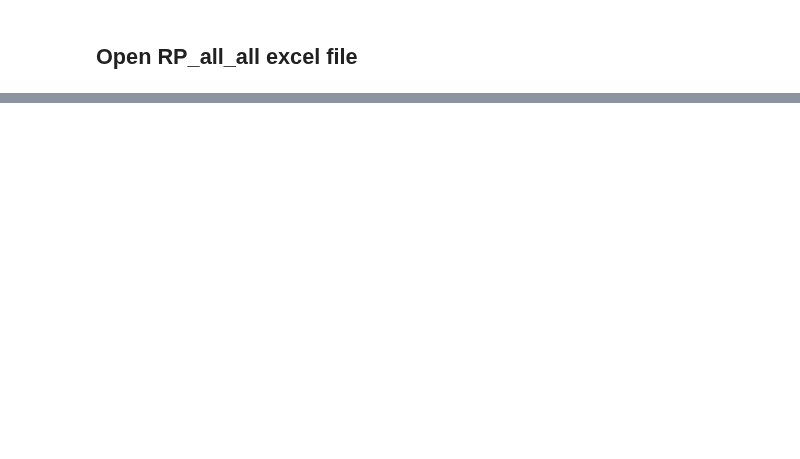
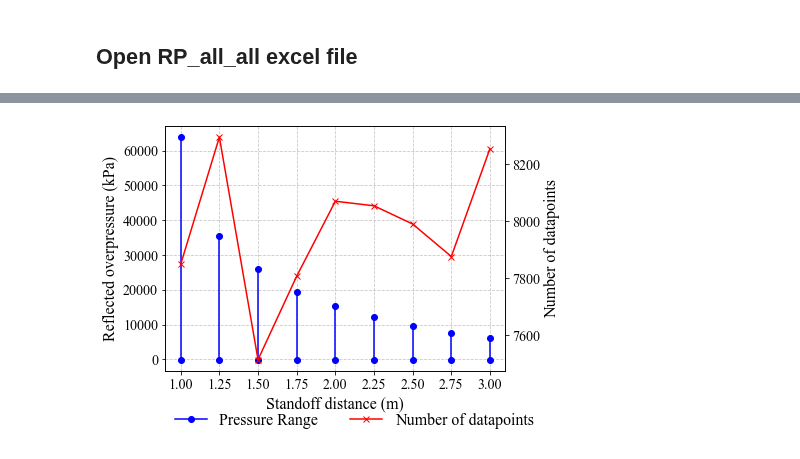
Before and after one commit to ChamodiWidanage/Pressure_history_2, a Jupyter notebook: RP_dataset_info.ipynb, the cells around one changed output, grey strips where cells are left out. Cells and saved outputs as stored; diff of their text form; code cells hidden in the pictures; blank space fills up the shorter version.

```diff
--- a/RP_dataset_info.ipynb
+++ b/RP_dataset_info.ipynb
@@ -193,0 +189,60 @@ plt.savefig('results_plot.png', dpi=300)
+# %%
+import matplotlib.pyplot as plt
+from matplotlib.ticker import MaxNLocator
+
+# Filter the DataFrame to include only rows with Standoff distance >= 3
+filtered_df2 = results_df[results_df['Standoff distance'] < 5]
+
+# Set global font to Times New Roman
+plt.rcParams['font.family'] = 'serif'
+plt.rcParams['font.serif'] = ['Times New Roman']
+plt.rcParams['font.size'] = 16
+
+fig, ax1 = plt.subplots(figsize=(7, 5))
+
+# Plot max and min pressure values with standoff distance
+for _, row in filtered_df2.iterrows():
+    ax1.plot([row['Standoff distance'], row['Standoff distance']],
+             [row['Min pressure'], row['Max pressure']],
+             color='blue', marker='o', label='Pressure Range' if _ == filtered_df2.index[0] else "")
+
+# Label the primary y-axis (for pressure values)
+ax1.set_xlabel('Standoff distance (m)')
+ax1.set_ylabel('Reflected overpressure (kPa)')
+ax1.tick_params(axis='both', labelsize=14)
+ax1.set_xticks([1, 1.25, 1.5, 1.75, 2, 2.25, 2.5, 2.75, 3])
+
+
+# Create a secondary y-axis for the number of data points
+ax2 = ax1.twinx()
+ax2.plot(filtered_df2['Standoff distance'], filtered_df2['Number of datapoints'],
+         color='red', marker='x', label='Number of datapoints')
+ax2.set_ylabel('Number of datapoints')
+ax2.tick_params(axis='y', labelsize=14)
+ax2.set_xticks([1, 1.25, 1.5, 1.75, 2, 2.25, 2.5, 2.75, 3])
+
+
+# Add grid lines
+ax1.grid(True, linestyle='--', alpha=0.7)
+
+# Combine legend handles and labels from both axes
+handles, labels = ax1.get_legend_handles_labels()
+handles2, labels2 = ax2.get_legend_handles_labels()
+handles += handles2
+labels += labels2
+
+# Add legend outside the plot with two columns
+fig.legend(handles, labels, loc='lower center', bbox_to_anchor=(0.5, 0), ncol=2, fontsize=16, frameon=False)
+
+# Title and layout adjustments
+# plt.title('Pressure Range and Number of Datapoints vs. Standoff Distance')
+fig.subplots_adjust(bottom=0.2, right = 0.8)
+
+# Save the plot as an image
+plt.savefig('results_plot2.png', dpi=200, facecolor='white')
+
+
+# Show the plot
+#plt.show()
+# %% [output]
+[figure, added]
```
Also changed, not shown: parts of 9 cells of this notebook, 6 other files.
